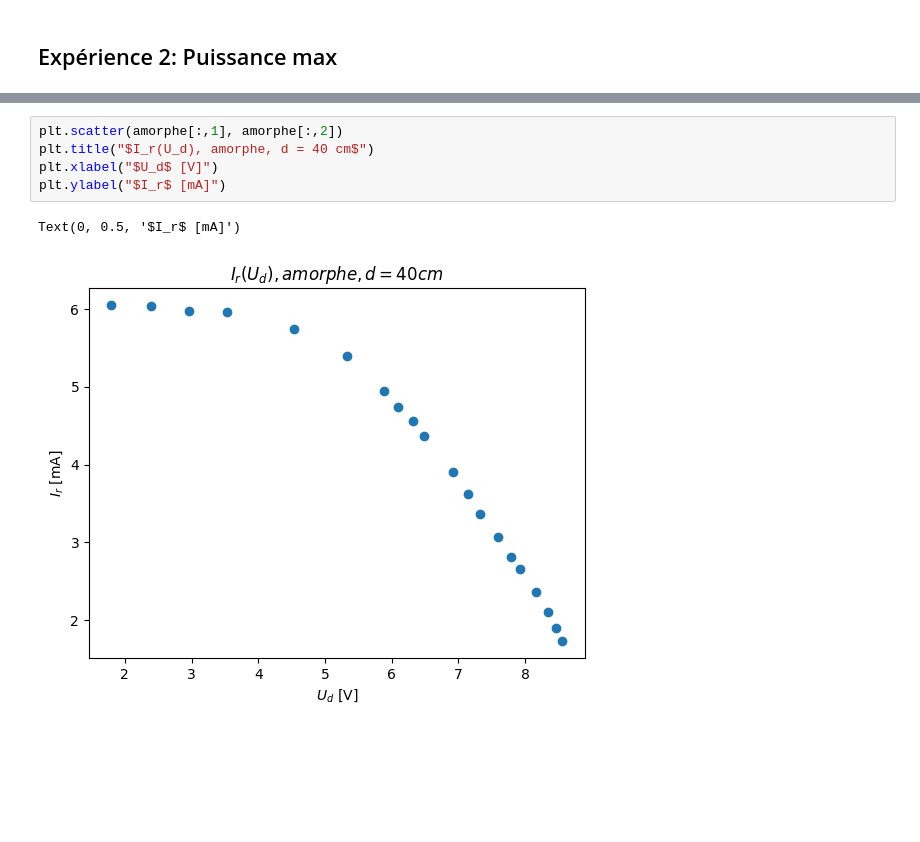
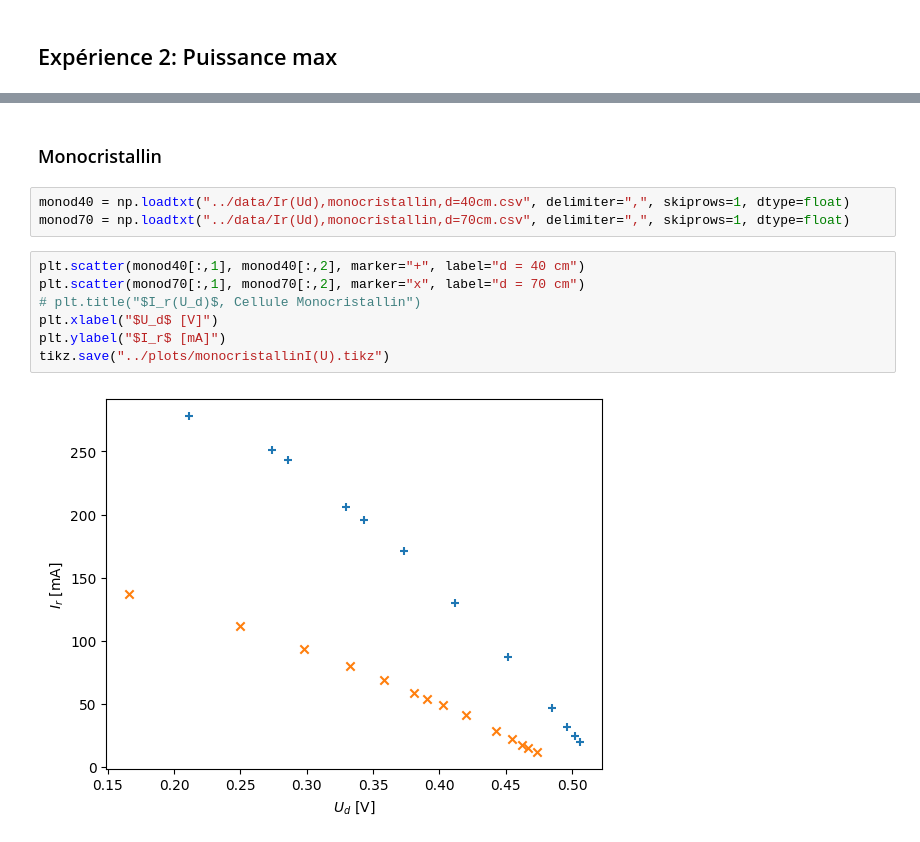
Before and after one commit to TomVdt/TPII-rapports, a Jupyter notebook: 01-J7-energie-solaire/analyse/analyse.ipynb, the cells around one changed output, grey strips where cells are left out. Drawn from its saved outputs; the diff is of its cells as text; blank space fills up the shorter version.

Commit message:
debut analyse data

```diff
--- a/01-J7-energie-solaire/analyse/analyse.ipynb
+++ b/01-J7-energie-solaire/analyse/analyse.ipynb
@@ -19,8 +48,14 @@ poly = np.loadtxt("../data/Ir(Ud),polycristallin,d=40cm.csv", delimiter=",", ski
+# %% [markdown]
+### Monocristallin
+# %%
+monod40 = np.loadtxt("../data/Ir(Ud),monocristallin,d=40cm.csv", delimiter=",", skiprows=1, dtype=float)
+monod70 = np.loadtxt("../data/Ir(Ud),monocristallin,d=70cm.csv", delimiter=",", skiprows=1, dtype=float)
 # %%
-plt.scatter(amorphe[:,1], amorphe[:,2])
-plt.title("$I_r(U_d), amorphe, d = 40 cm$")
+plt.scatter(monod40[:,1], monod40[:,2], marker="+", label="d = 40 cm")
+plt.scatter(monod70[:,1], monod70[:,2], marker="x", label="d = 70 cm")
+# plt.title("$I_r(U_d)$, Cellule Monocristallin")
 plt.xlabel("$U_d$ [V]")
 plt.ylabel("$I_r$ [mA]")
+tikz.save("../plots/monocristallinI(U).tikz")
 # %% [output]
-Text(0, 0.5, '$I_r$ [mA]')
-[figure, old version]
+[figure, new version]
```
Also changed, not shown: parts of 17 cells of this notebook, 12 other files.
